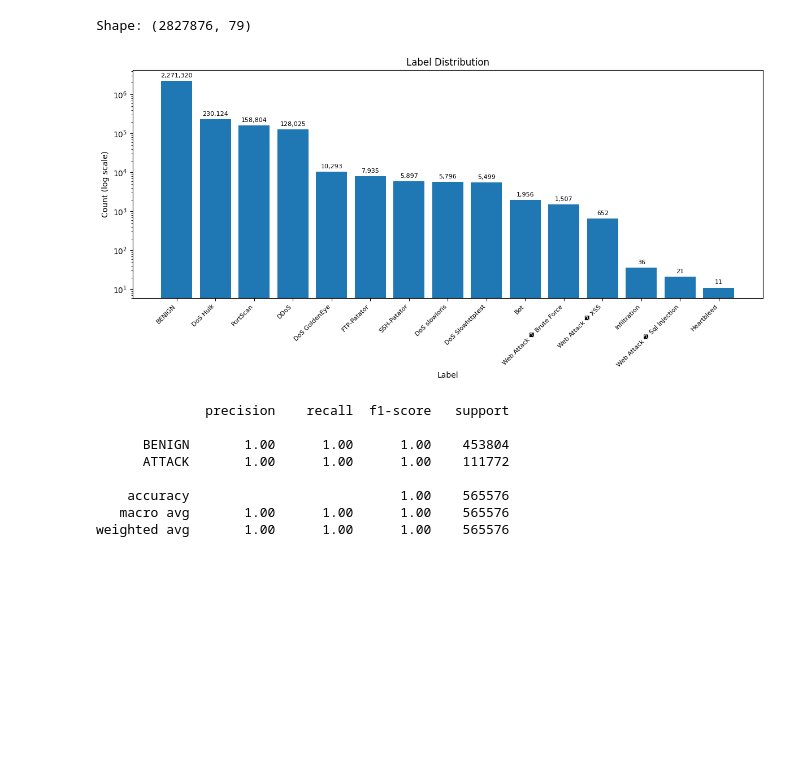
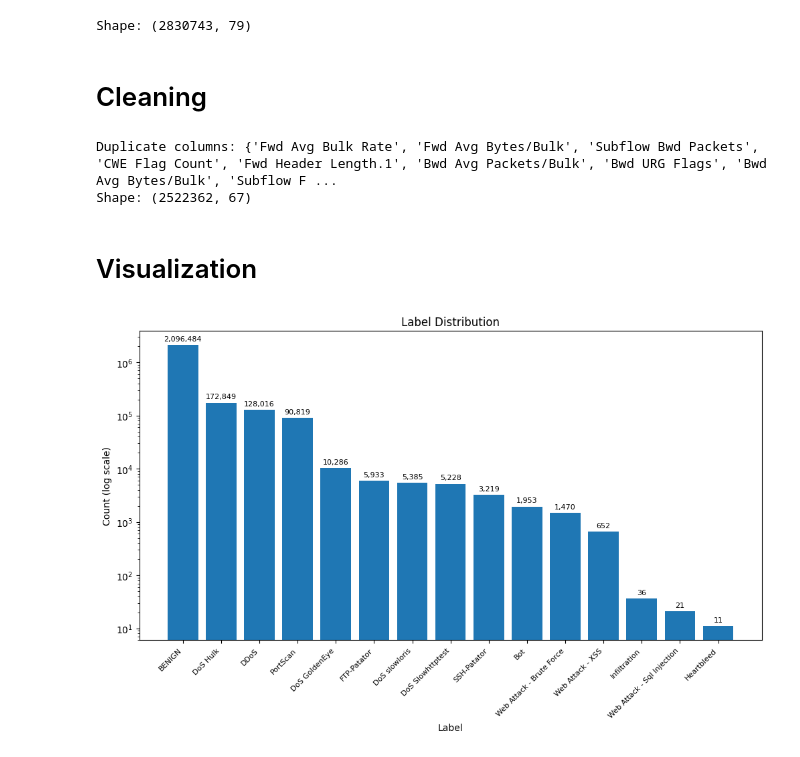
Before and after one commit to levipare/cs3540-final, a Jupyter notebook: main.ipynb, the cells around one changed output. Drawn from its saved outputs; the diff is of its cells as text; code cells hidden in the pictures; blank space fills up the shorter version.

Commit message:
more data cleaning and analysis

```diff
--- a/main.ipynb
+++ b/main.ipynb
@@ -14,60 +17,59 @@ from sklearn.metrics import classification_report
 # %%
-# load dataset from Kaggle
 load_dotenv()
 path = kagglehub.dataset_download("chethuhn/network-intrusion-dataset")
 
 # read all CSV files in the dataset directory, create df
 csv_files = glob.glob(os.path.join(path, "*.csv"))
 df = pd.concat([pd.read_csv(f) for f in csv_files], ignore_index=True)
-
-# clean up column names
-df.columns = df.columns.str.strip()
-
-# clean up label names
-df['Label'] = df['Label'].str.replace(r'\s+', ' ', regex=True).str.strip()
-
-# drop rows with missing or infinite values
-df.replace([np.inf, -np.inf], np.nan, inplace=True)
-df.dropna(inplace=True)
-
 print(f"Shape: {df.shape}")
 # %% [output]
-Shape: (2827876, 79)
+Shape: (2830743, 79)
+# %% [markdown]
+# Cleaning
+# %%
+# clean up column names
+df.columns = df.columns.str.strip()
+
+# clean up label names
+df['Label'] = df['Label'].str.strip().str.replace('�', '-')
+# %%
+# replace na and inf with 0
+df = df.fillna(0)
+df = df.replace([np.inf, -np.inf], 0)
+# %%
+# remove duplicates rows
+df = df.drop_duplicates(keep='first')
+
+# remove duplicate columns
+duplicate_columns = set()
+for i in range(df.shape[1]):
+    col_i = df.iloc[:, i]
+    for j in range(i + 1, df.shape[1]):
+        col_j = df.iloc[:, j]
+        if col_i.equals(col_j):
+            duplicate_columns.add(df.columns[j])
+
+print(f"Duplicate columns: {duplicate_columns}")
+df = df.drop(columns=list(duplicate_columns))
+
+print(f"Shape: {df.shape}")
+# %% [output]
+Duplicate columns: {'Fwd Avg Bulk Rate', 'Fwd Avg Bytes/Bulk', 'Subflow Bwd Packets', 'CWE Flag Count', 'Fwd Header Length.1', 'Bwd Avg Packets/Bulk', 'Bwd URG Flags', 'Bwd Avg Bytes/Bulk', 'Subflow F ...
+Shape: (2522362, 67)
+# %% [markdown]
+# Visualization
 # %%
 # plot label distribution
 label_counts = df['Label'].value_counts()
 
 fig, ax = plt.subplots(figsize=(12, 6))
 bars = ax.bar(label_counts.index, label_counts.values)
 ax.set_yscale('log') # log scale since the benign class is so large
 ax.set_xlabel('Label')
 ax.set_ylabel('Count (log scale)')
 ax.set_title('Label Distribution')
 plt.setp(ax.get_xticklabels(), rotation=45, ha='right', fontsize=8)
 ax.bar_label(bars, labels=[f'{c:,}' for c in label_counts.values], fontsize=8, padding=3)
-
-plt.tight_layout()
 plt.show()
 # %% [output]
-[figure, old version]
+[figure, new version]
-# %%
-# train random forest
-# encode: 0 = BENIGN, 1 = ATTACK
-y = (df['Label'] != 'BENIGN').astype(int)
-X = df.drop(columns=['Label'])
-
-X_train, X_test, y_train, y_test = train_test_split(X, y, test_size=0.2, random_state=42)
-
-clf = RandomForestClassifier(n_estimators=100, random_state=42, n_jobs=-1)
-clf.fit(X_train, y_train)
-
-print(classification_report(y_test, clf.predict(X_test), target_names=['BENIGN', 'ATTACK']))
-# %% [output]
-              precision    recall  f1-score   support
-
-      BENIGN       1.00      1.00      1.00    453804
-      ATTACK       1.00      1.00      1.00    111772
-
-    accuracy                           1.00    565576
-   macro avg       1.00      1.00      1.00    565576
-weighted avg       1.00      1.00      1.00    565576
```
Also changed, not shown: parts of 8 cells of this notebook, 2 other files.
